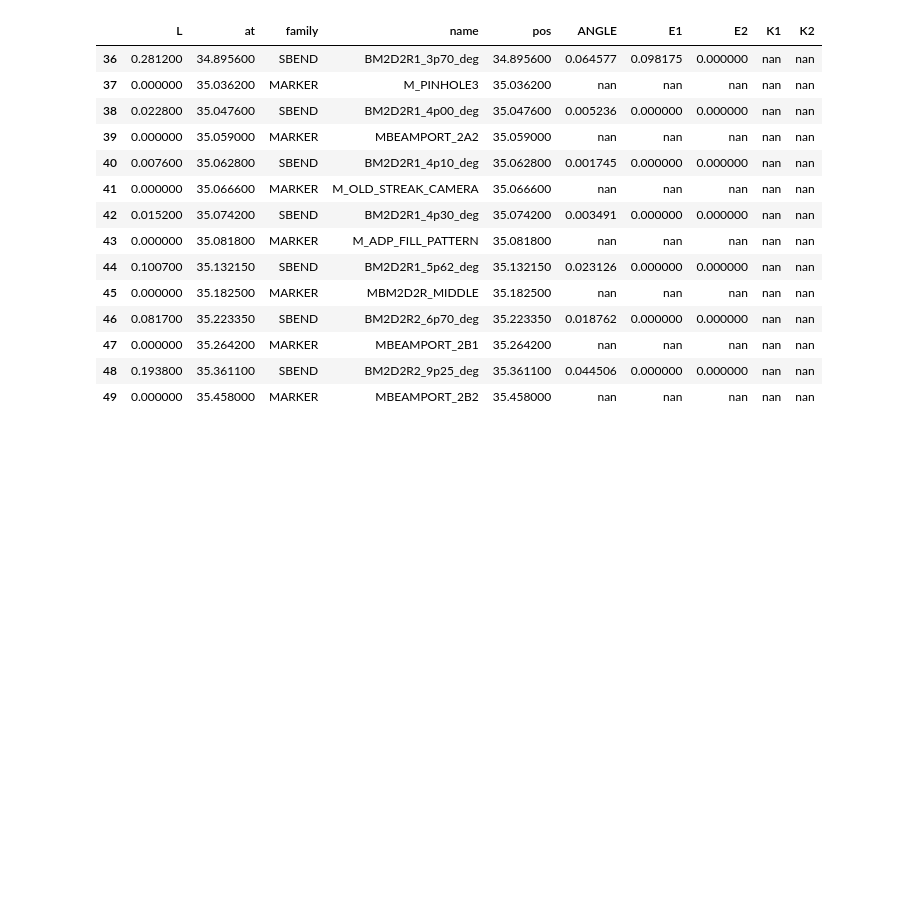
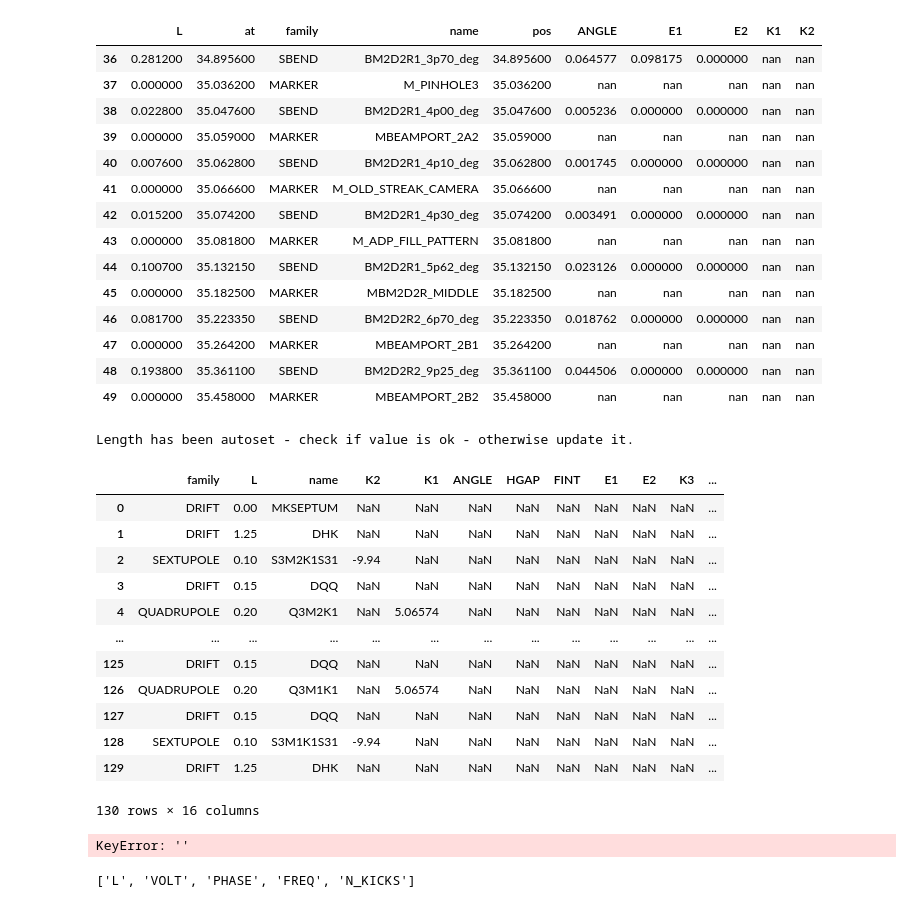
Before and after one commit to tomerten/latticeadaptor, a Jupyter notebook: docs/notebook/Tutorial.ipynb, the cells around one changed output. Drawn from its saved outputs; the diff is of its cells as text; code cells hidden in the pictures; blank space fills up the shorter version.

Commit message:
removed lag from rfca

```diff
--- a/docs/notebook/Tutorial.ipynb
+++ b/docs/notebook/Tutorial.ipynb
@@ -893,3 +896,29 @@ dfbeamports[36:50].style.apply(
 | 47 | 0.000000 | 35.264200 | MARKER | MBEAMPORT_2B1 | 35.264200 | nan | nan | nan | nan | nan |
 | 48 | 0.193800 | 35.361100 | SBEND | BM2D2R2_9p25_deg | 35.361100 | 0.044506 | 0.000000 | 0.000000 | nan | nan |
 | 49 | 0.000000 | 35.458000 | MARKER | MBEAMPORT_2B2 | 35.458000 | nan | nan | nan | nan | nan |
+# %%
+lat = "/home/mti/gitlab-hzb/lattices/originals/mertens/MLS_2021-05-31_Standard_User_V_1.seq"
+la = LatticeAdaptor()
+la.load_from_file(lat,ftype='madx')
+# %% [output]
+Length has been autoset - check if value is ok - otherwise update it.
+# %%
+la.table
+# %% [output]
+|  | family | L | name | K2 | K1 | ANGLE | HGAP | FINT | E1 | E2 | K3 | ... |
+| 0 | DRIFT | 0.00 | MKSEPTUM | NaN | NaN | NaN | NaN | NaN | NaN | NaN | NaN | ... |
+| 1 | DRIFT | 1.25 | DHK | NaN | NaN | NaN | NaN | NaN | NaN | NaN | NaN | ... |
+| 2 | SEXTUPOLE | 0.10 | S3M2K1S31 | -9.94 | NaN | NaN | NaN | NaN | NaN | NaN | NaN | ... |
+| 3 | DRIFT | 0.15 | DQQ | NaN | NaN | NaN | NaN | NaN | NaN | NaN | NaN | ... |
+| 4 | QUADRUPOLE | 0.20 | Q3M2K1 | NaN | 5.06574 | NaN | NaN | NaN | NaN | NaN | NaN | ... |
+| ... | ... | ... | ... | ... | ... | ... | ... | ... | ... | ... | ... | ... |
+| 125 | DRIFT | 0.15 | DQQ | NaN | NaN | NaN | NaN | NaN | NaN | NaN | NaN | ... |
+| 126 | QUADRUPOLE | 0.20 | Q3M1K1 | NaN | 5.06574 | NaN | NaN | NaN | NaN | NaN | NaN | ... |
+| 127 | DRIFT | 0.15 | DQQ | NaN | NaN | NaN | NaN | NaN | NaN | NaN | NaN | ... |
+| 128 | SEXTUPOLE | 0.10 | S3M1K1S31 | -9.94 | NaN | NaN | NaN | NaN | NaN | NaN | NaN | ... |
+| 129 | DRIFT | 1.25 | DHK | NaN | NaN | NaN | NaN | NaN | NaN | NaN | NaN | ... |
+130 rows × 16 columns
+# %%
+la.parse_table_to_elegant_string()
+# %% [output]
+KeyError: ''
@@ -895,0 +955,4 @@ dfbeamports[36:50].style.apply(
+# %%
+ELEGANT_ATTRIBUTES['RFCA']
+# %% [output]
+['L', 'VOLT', 'PHASE', 'FREQ', 'N_KICKS']
```
Also changed, not shown: parts of 4 cells of this notebook, 3 other files.
